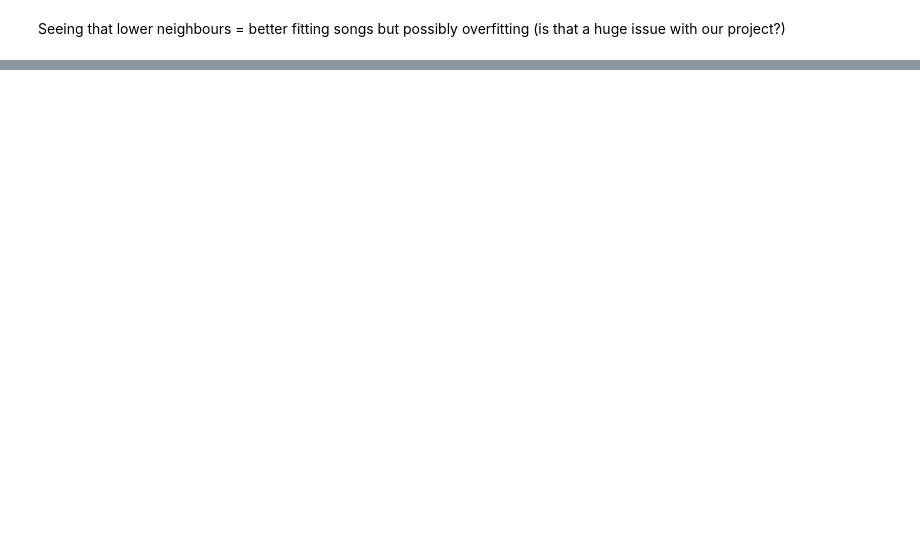
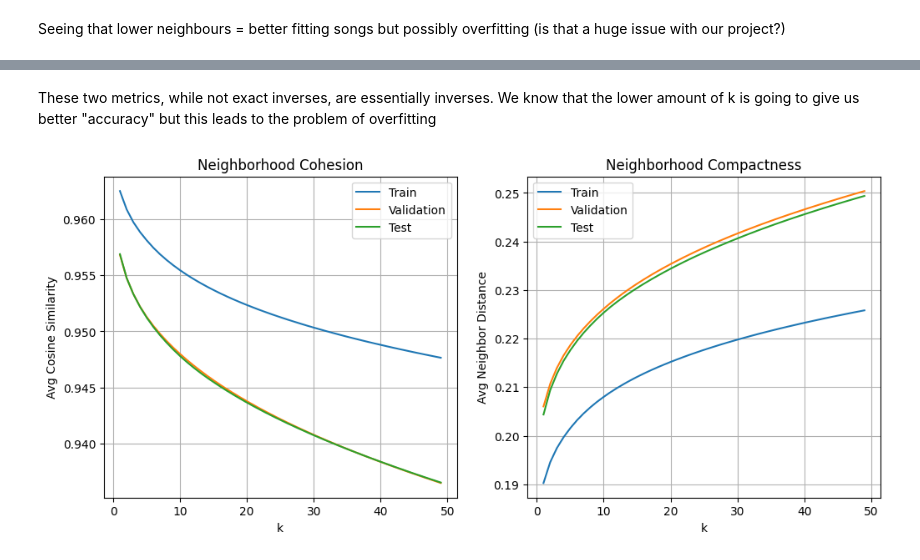
Before and after one commit to jmetz1313/spotify-project, a Jupyter notebook: Notebooks/Week_6/Week6.ipynb, the cells around one changed output, grey strips where cells are left out. Drawn from its saved outputs; the diff is of its cells as text; code cells hidden in the pictures; blank space fills up the shorter version.

```diff
--- a/Notebooks/Week_6/Week6.ipynb
+++ b/Notebooks/Week_6/Week6.ipynb
@@ -179,0 +228,9 @@ Seeing that lower neighbours = better fitting songs but possibly overfitting (is
+# %%
+def avg_neighbor_distance(X, k=5, metric='euclidean'):
+    nn = NearestNeighbors(n_neighbors=k+1, metric=metric).fit(X)
+    distances, indices = nn.kneighbors(X)
+
+    # Ignore the 0 distance to self
+    avg_distances = np.mean(distances[:, 1:], axis=1)
+
+    return np.mean(avg_distances)
@@ -179,0 +249,38 @@ Seeing that lower neighbours = better fitting songs but possibly overfitting (is
+# %% [markdown]
+These two metrics, while not exact inverses, are essentially inverses. We know that the lower amount of k is going to give us better "accuracy" but this leads to the problem of overfitting
+# %%
+ks = range(1, 50)
+
+train_sim = [avg_cosine_similarity(X_train, k) for k in ks]
+val_sim = [avg_cosine_similarity(X_val, k) for k in ks]
+test_sim = [avg_cosine_similarity(X_test, k) for k in ks]
+
+train_dist = [avg_neighbor_distance(X_train, k) for k in ks]
+val_dist = [avg_neighbor_distance(X_val, k) for k in ks]
+test_dist = [avg_neighbor_distance(X_test, k) for k in ks]
+
+import matplotlib.pyplot as plt
+
+plt.figure(figsize=(12,5))
+plt.subplot(1,2,1)
+plt.plot(ks, train_sim, label='Train')
+plt.plot(ks, val_sim, label='Validation')
+plt.plot(ks, test_sim, label='Test')
+plt.xlabel('k')
+plt.ylabel('Avg Cosine Similarity')
+plt.title('Neighborhood Cohesion')
+plt.legend()
+plt.grid(True)
+
+plt.subplot(1,2,2)
+plt.plot(ks, train_dist, label='Train')
+plt.plot(ks, val_dist, label='Validation')
+plt.plot(ks, test_dist, label='Test')
+plt.xlabel('k')
+plt.ylabel('Avg Neighbor Distance')
+plt.title('Neighborhood Compactness')
+plt.legend()
+plt.grid(True)
+plt.show()
+# %% [output]
+[figure, added]
```
Also changed, not shown: parts of 9 cells of this notebook.
